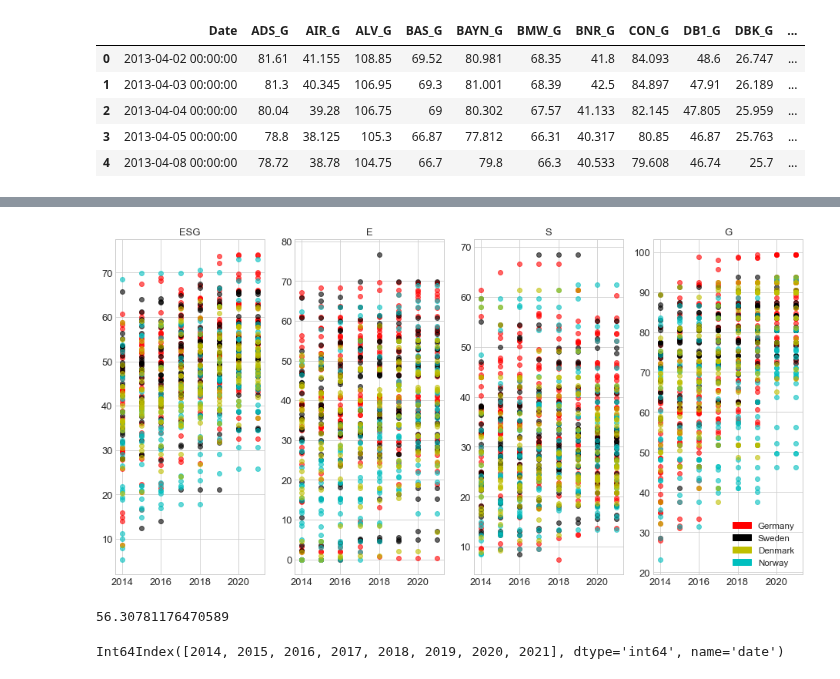
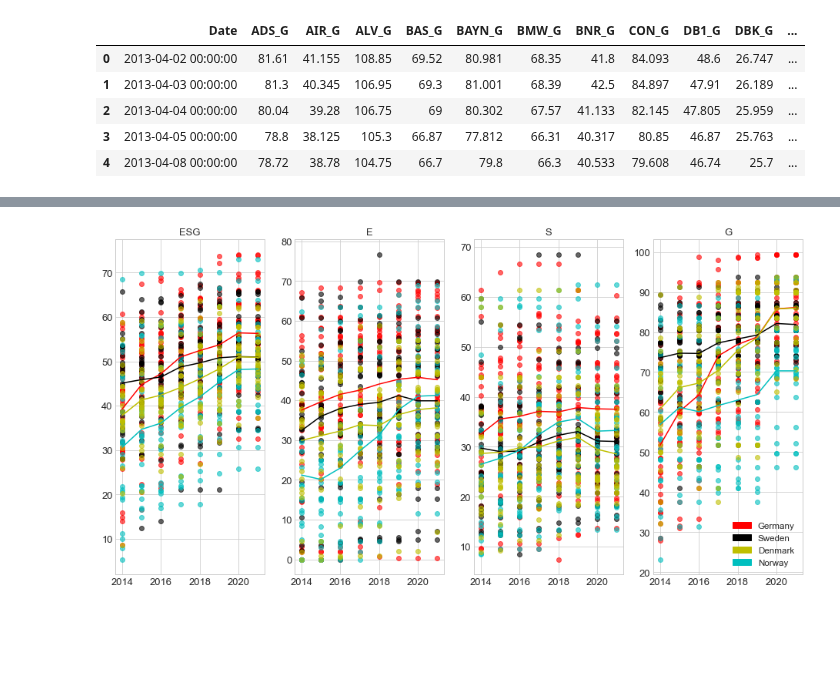
Before and after one commit to KamilPan/PS, a Jupyter notebook: ACF /ACF.ipynb, the cells around one changed output, grey strips where cells are left out. Cells and saved outputs as stored; diff of their text form; code cells hidden in the pictures; blank space fills up the shorter version.

```diff
--- a/ACF /ACF.ipynb
+++ b/ACF /ACF.ipynb
@@ -113,6 +179,10 @@ ax1.plot(esg.loc[:, 'ADS_G_ESG' : 'ZAL_G_ESG'], 'o',color='r', alpha=0.6)
 ax1.plot(esg.loc[:, 'ABB_S_ESG' : 'VOLVB_S_ESG'], 'o', color='k',alpha=0.6)
 ax1.plot(esg.loc[:, 'AKER_N_ESG' : 'STB_N_ESG'], 'o', color='c',alpha=0.6)
 ax1.plot(esg.loc[:, 'AMBUB_D_ESG' : 'VWS_D_ESG'], 'o',color='y', alpha=0.6)
+ax1.plot(year_sc,mg_esg, color='r')
+ax1.plot(year_sc,ms_esg, color='k')
+ax1.plot(year_sc,mn_esg, color='c')
+ax1.plot(year_sc,md_esg, color='y')
 ax1.set_title('ESG',fontsize=13)
 
 ax2 = fig.add_subplot(1,4,2)
@@ -120,39 +190,43 @@ ax2 = fig.add_subplot(1,4,2)
 ax2.plot(esg.loc[:, 'ADS_G_E' : 'ZAL_G_E'], 'o',color='r', alpha=0.6)
 ax2.plot(esg.loc[:, 'ABB_S_E' : 'VOLVB_S_E'], 'o', color='k',alpha=0.6)
 ax2.plot(esg.loc[:, 'AKER_N_E' : 'STB_N_E'], 'o', color='c',alpha=0.6)
 ax2.plot(esg.loc[:, 'AMBUB_D_E' : 'VWS_D_E'], 'o',color='y', alpha=0.6)
+ax2.plot(year_sc,mg_e, color='r')
+ax2.plot(year_sc,ms_e, color='k')
+ax2.plot(year_sc,mn_e, color='c')
+ax2.plot(year_sc,md_e, color='y')
 ax2.set_title('E',fontsize=13)
 
 ax3 = fig.add_subplot(1,4,3)
 
 ax3.plot(esg.loc[:, 'ADS_G_S' : 'ZAL_G_S'], 'o',color='r', alpha=0.6)
 ax3.plot(esg.loc[:, 'ABB_S_S' : 'VOLVB_S_S'], 'o', color='k',alpha=0.6)
 ax3.plot(esg.loc[:, 'AKER_N_S' : 'STB_N_S'], 'o', color='c',alpha=0.6)
 ax3.plot(esg.loc[:, 'AMBUB_D_S' : 'VWS_D_S'], 'o',color='y', alpha=0.6)
+ax3.plot(year_sc,mg_s, color='r')
+ax3.plot(year_sc,ms_s, color='k')
+ax3.plot(year_sc,mn_s, color='c')
+ax3.plot(year_sc,md_s, color='y')
 ax3.set_title('S',fontsize=13)
 
 ax4 = fig.add_subplot(1,4,4)
 
 ax4.plot(esg.loc[:, 'ADS_G_G' : 'ZAL_G_G'], 'o',color='r', alpha=0.6)
 ax4.plot(esg.loc[:, 'ABB_S_G' : 'VOLVB_S_G'], 'o', color='k',alpha=0.6)
 ax4.plot(esg.loc[:, 'AKER_N_G' : 'STB_N_G'], 'o', color='c',alpha=0.6)
 ax4.plot(esg.loc[:, 'AMBUB_D_G' : 'VWS_D_G'], 'o',color='y', alpha=0.6)
+ax4.plot(year_sc,mg_g, color='r')
+ax4.plot(year_sc,ms_g, color='k')
+ax4.plot(year_sc,mn_g, color='c')
+ax4.plot(year_sc,md_g, color='y')
 ax4.set_title('G',fontsize=13)
 
 # Code creating manual legends
 r_patch = mpatches.Patch(color='r', label='Germany')
 k_patch = mpatches.Patch(color='k', label='Sweden')
 c_patch = mpatches.Patch(color='c', label='Norway')
 y_patch = mpatches.Patch(color='y', label='Denmark')
 ax4.legend(handles=[r_patch,k_patch,y_patch,c_patch],prop={'size': 11.6})
 plt.savefig('scores.png');
 # %% [output]
-[figure, old version]
+[figure, new version]
-# %%
-print(esg.loc[2021, 'ADS_G_ESG' : 'ZAL_G_ESG'].mean());
-# %% [output]
-56.30781176470589
-# %%
-esg.index
-# %% [output]
-Int64Index([2014, 2015, 2016, 2017, 2018, 2019, 2020, 2021], dtype='int64', name='date')
```
Also changed, not shown: parts of 6 cells of this notebook, 1 other file.
